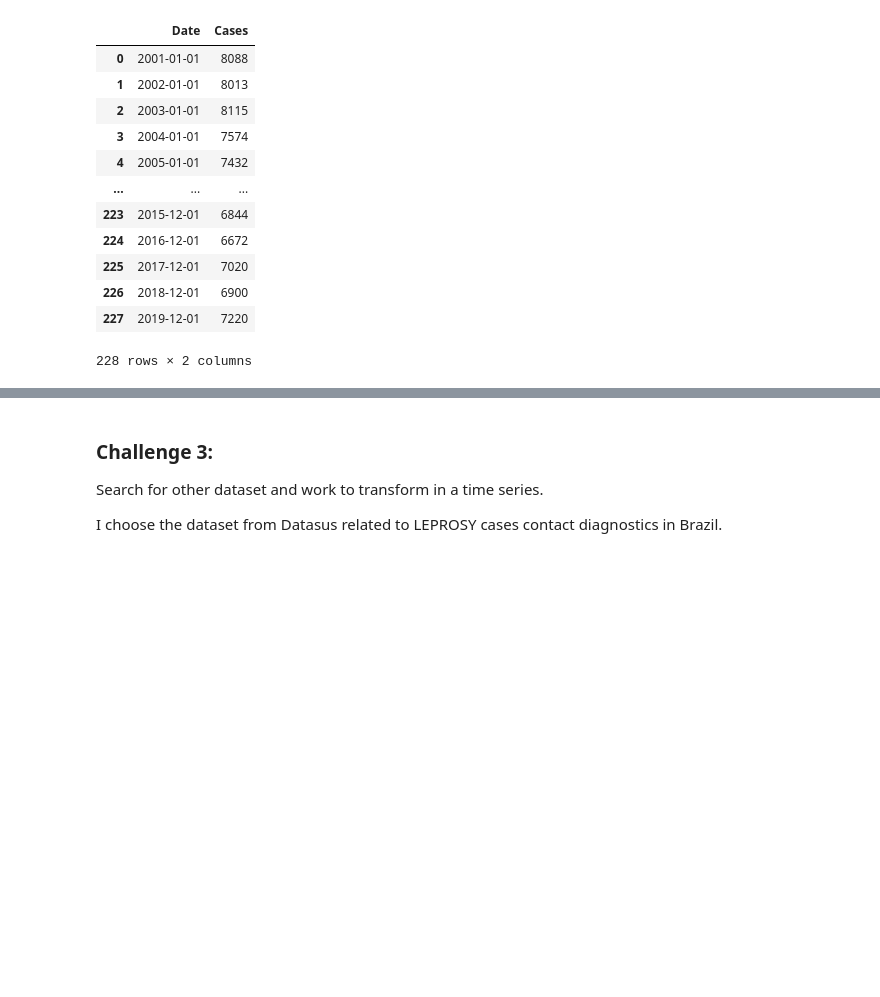
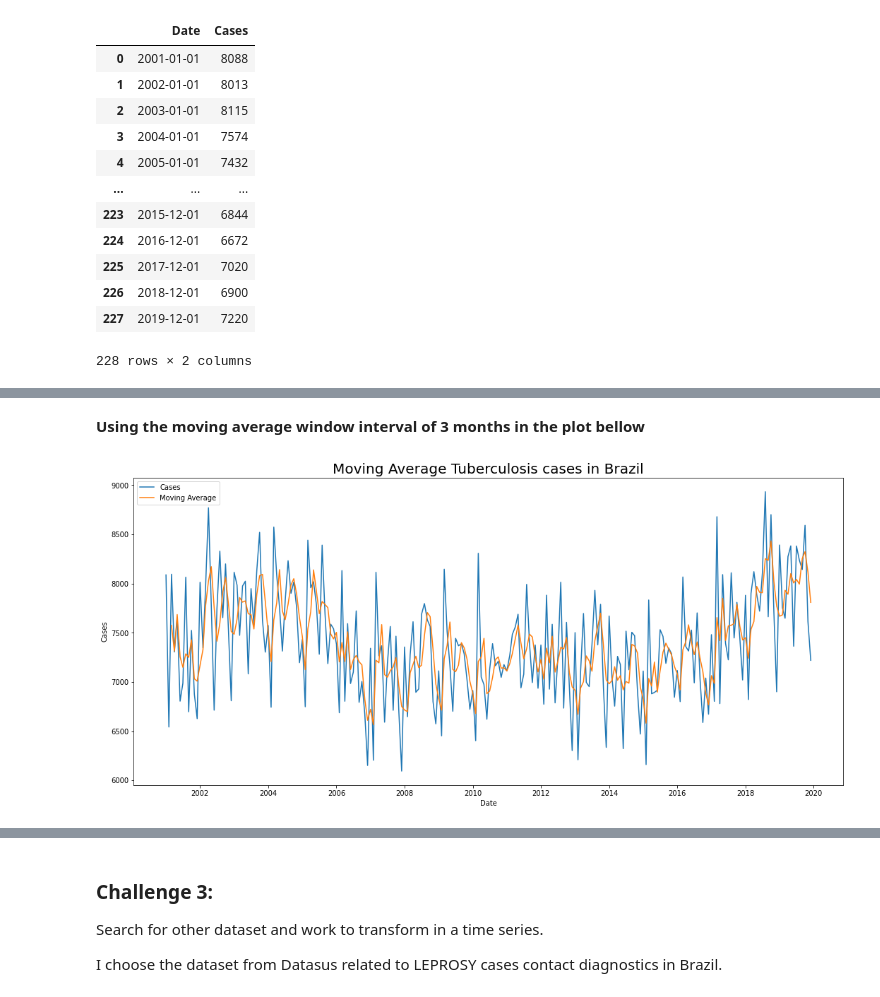
Before and after one commit to AndreisSirlene/Bootcamp_datascience, a Jupyter notebook: Module 4/Module 4 - Time Series.ipynb, the cells around one changed output, grey strips where cells are left out. Drawn from its saved outputs; the diff is of its cells as text; code cells hidden in the pictures; blank space fills up the shorter version.

```diff
--- a/Module 4/Module 4 - Time Series.ipynb
+++ b/Module 4/Module 4 - Time Series.ipynb
@@ -155,0 +198,11 @@ plt.title('Tuberculosis cases in Brazil');
+# %% [markdown]
+**Using the moving average window interval of 3 months in the plot bellow**
+# %%
+tube_ts['Moving_Average_3'] = tube_ts['Cases'].rolling(3).mean()
+plt.figure(figsize=(18,8))
+sns.lineplot(x= 'Date', y='Cases', data=tube_ts)
+sns.lineplot(x= 'Date', y='Moving_Average_3', data=tube_ts)
+plt.title('Moving Average Tuberculosis cases in Brazil', fontsize=20)
+plt.legend(["Cases","Moving Average"]);
+# %% [output]
+[figure, added]
```
Also changed, not shown: parts of 24 cells of this notebook, 2 other files.
